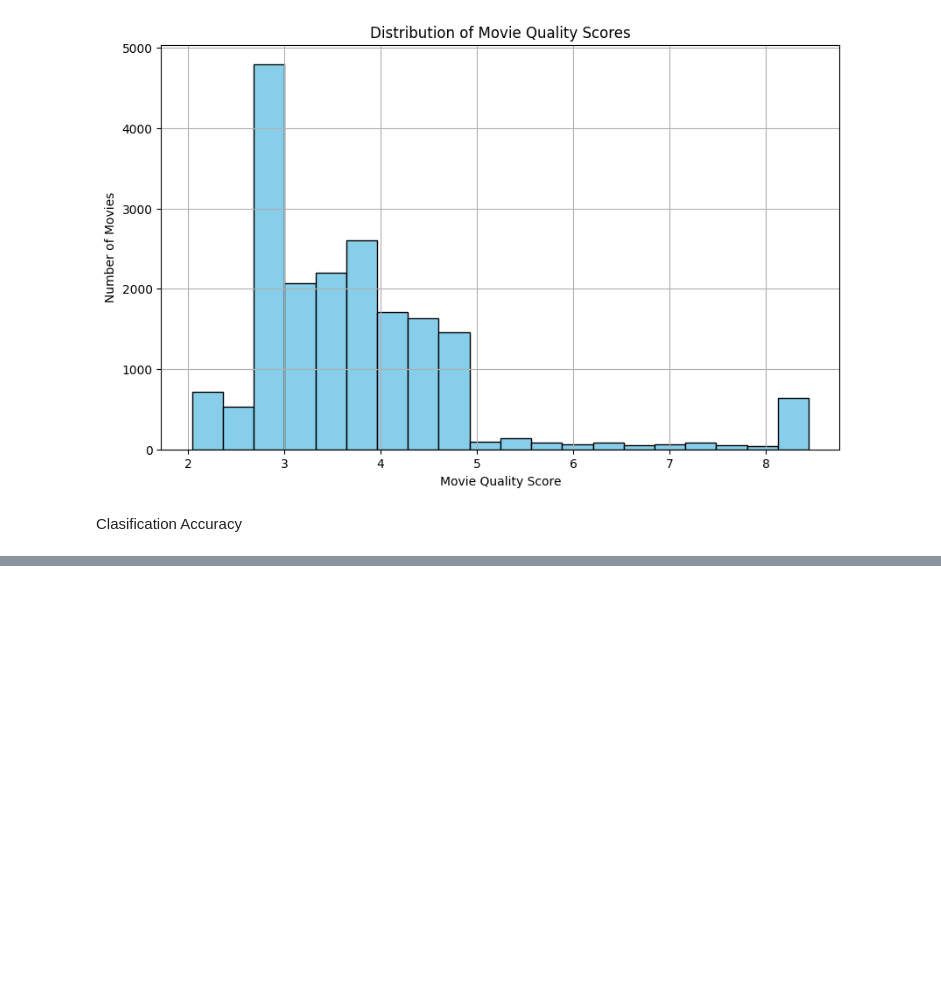
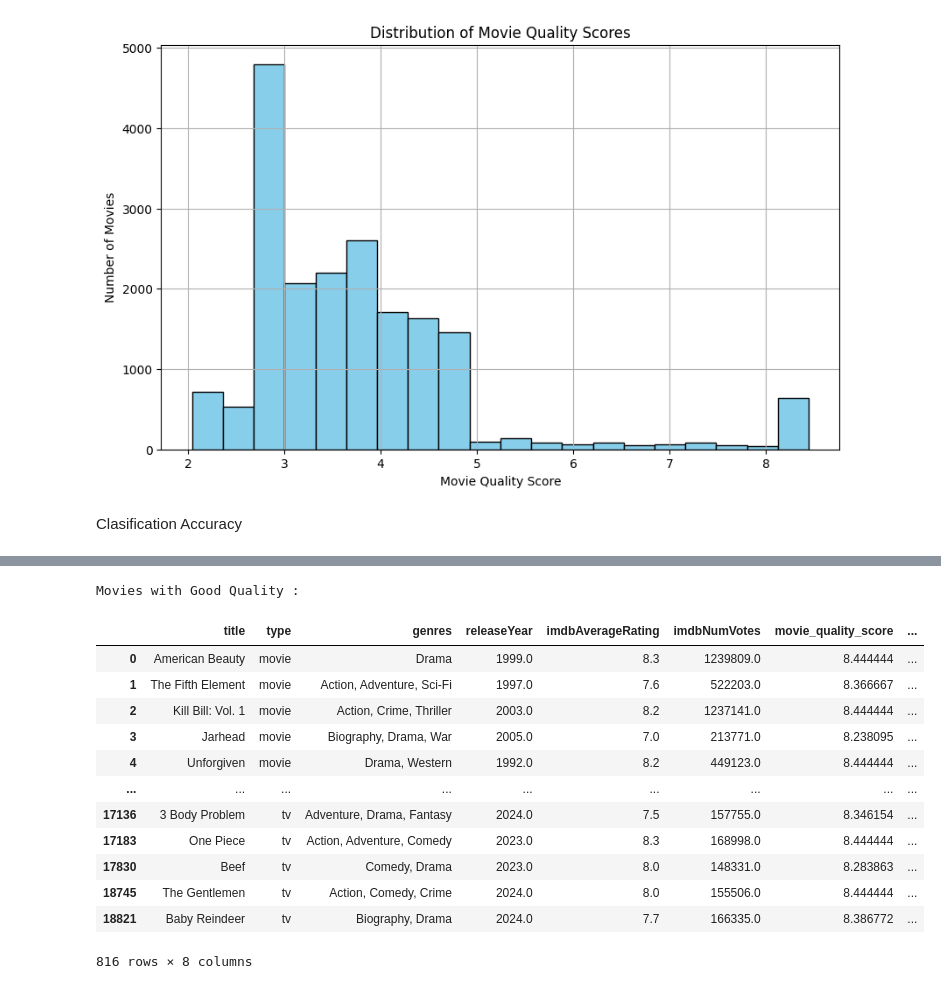
Before and after one commit to rrxzyy/Fuzzy-Logic-Netflix-Recomendation, a Jupyter notebook: Fuzzy_Logic_Netflix_Recommendation.ipynb, the cells around one changed output, grey strips where cells are left out. Cells and saved outputs as stored; diff of their text form; code cells hidden in the pictures; blank space fills up the shorter version.

```diff
--- a/Fuzzy_Logic_Netflix_Recommendation.ipynb
+++ b/Fuzzy_Logic_Netflix_Recommendation.ipynb
@@ -302,0 +303,20 @@ Name: count, dtype: int64
+# %%
+high_rating_movies = data[data['movie_quality_category'] == 'Bagus']
+
+print("Movies with Good Quality :")
+high_rating_movies
+# %% [output]
+Movies with Good Quality :
+|  | title | type | genres | releaseYear | imdbAverageRating | imdbNumVotes | movie_quality_score | ... |
+| 0 | American Beauty | movie | Drama | 1999.0 | 8.3 | 1239809.0 | 8.444444 | ... |
+| 1 | The Fifth Element | movie | Action, Adventure, Sci-Fi | 1997.0 | 7.6 | 522203.0 | 8.366667 | ... |
+| 2 | Kill Bill: Vol. 1 | movie | Action, Crime, Thriller | 2003.0 | 8.2 | 1237141.0 | 8.444444 | ... |
+| 3 | Jarhead | movie | Biography, Drama, War | 2005.0 | 7.0 | 213771.0 | 8.238095 | ... |
+| 4 | Unforgiven | movie | Drama, Western | 1992.0 | 8.2 | 449123.0 | 8.444444 | ... |
+| ... | ... | ... | ... | ... | ... | ... | ... | ... |
+| 17136 | 3 Body Problem | tv | Adventure, Drama, Fantasy | 2024.0 | 7.5 | 157755.0 | 8.346154 | ... |
+| 17183 | One Piece | tv | Action, Adventure, Comedy | 2023.0 | 8.3 | 168998.0 | 8.444444 | ... |
+| 17830 | Beef | tv | Comedy, Drama | 2023.0 | 8.0 | 148331.0 | 8.283863 | ... |
+| 18745 | The Gentlemen | tv | Action, Comedy, Crime | 2024.0 | 8.0 | 155506.0 | 8.444444 | ... |
+| 18821 | Baby Reindeer | tv | Biography, Drama | 2024.0 | 7.7 | 166335.0 | 8.386772 | ... |
+816 rows × 8 columns
```
Also changed, not shown: parts of 2 cells of this notebook, 1 other file.
